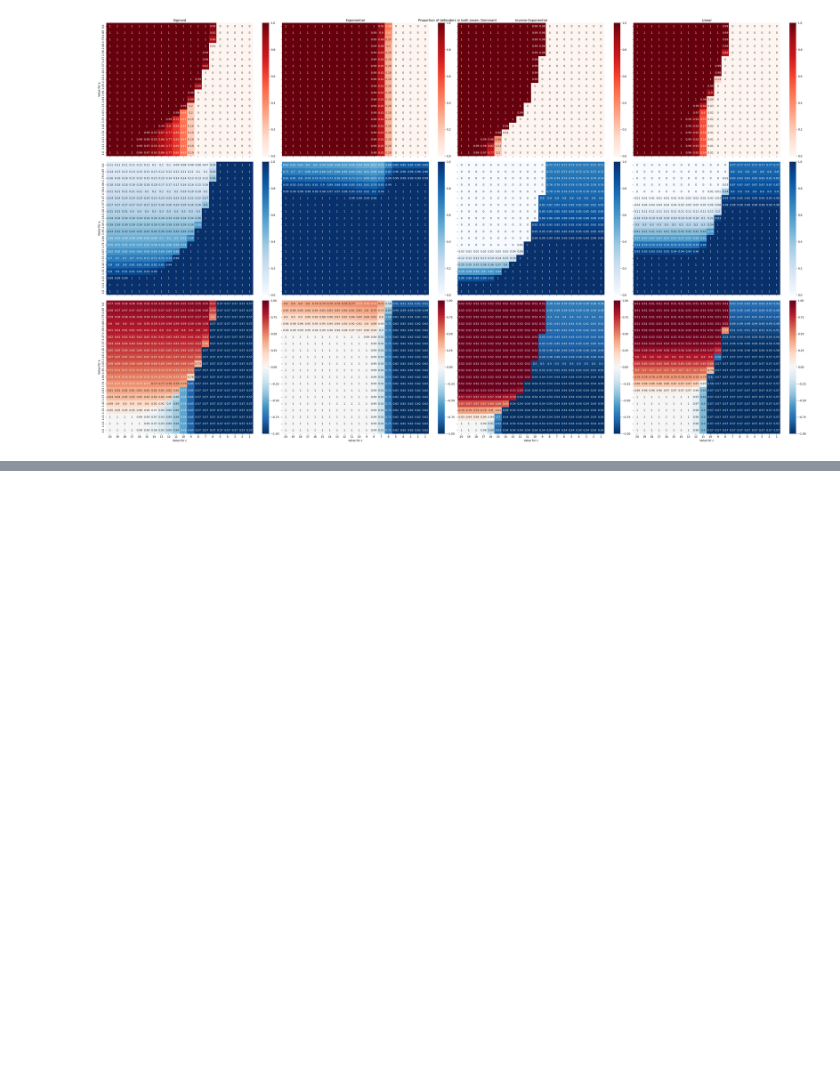
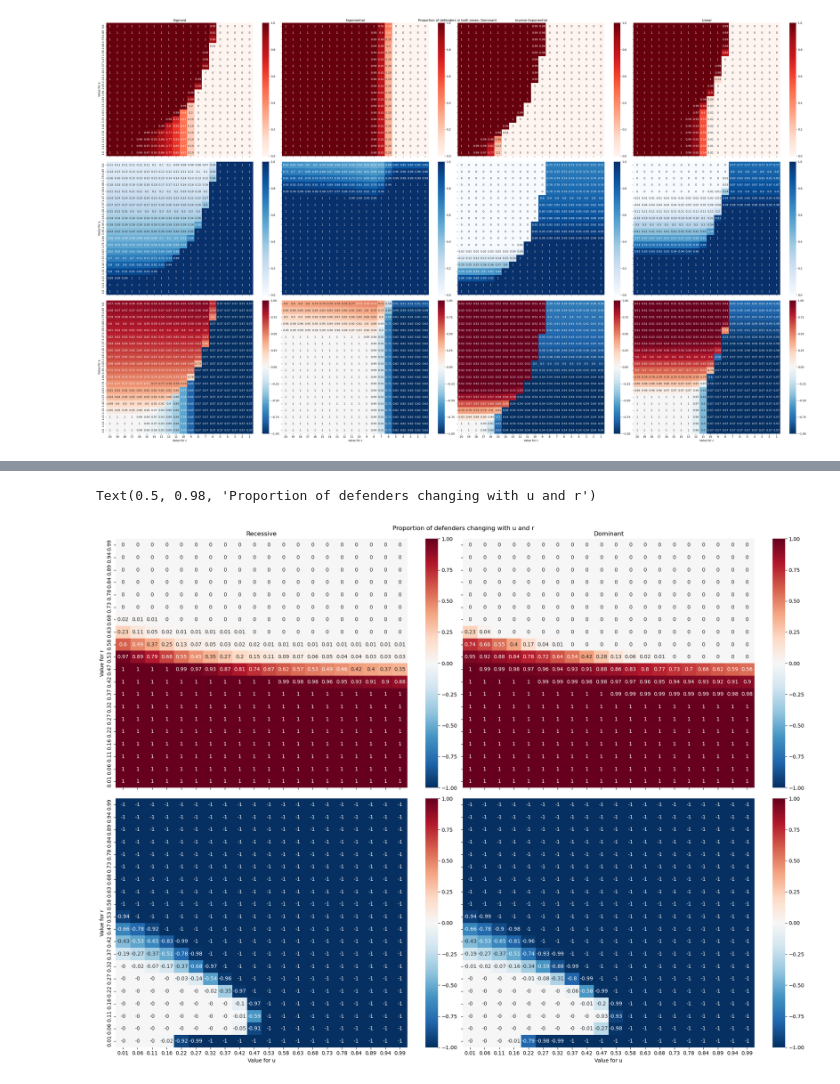
Before and after one commit to AbhayGupta115/PineSawflyModel, a Jupyter notebook: Scripts/multi_locus_analysis.ipynb, the cells around one changed output, grey strips where cells are left out. Cells and saved outputs as stored; diff of their text form; code cells hidden in the pictures; blank space fills up the shorter version.

```diff
--- a/Scripts/multi_locus_analysis.ipynb
+++ b/Scripts/multi_locus_analysis.ipynb
@@ -117,0 +232,22 @@ Text(0.5, 0.98, 'Proportion of defenders in both sexes: Dominant')
+# %%
+fig, ax = plt.subplots(nrows = 2, ncols = 2, figsize = (20,15), sharey = True, sharex = True, layout = 'tight')
+
+sns.heatmap(f_rec_exp_change_ur, annot=True, cmap = sns.color_palette("RdBu_r", as_cmap=True), vmin = -1, vmax = 1, ax = ax[0,0])
+sns.heatmap(f_dom_exp_change_ur, annot=True, cmap = sns.color_palette("RdBu_r", as_cmap=True), vmin = -1, vmax = 1, ax = ax[0,1])
+
+sns.heatmap(-m_rec_exp_change_ur, annot=True, cmap = sns.color_palette("RdBu_r", as_cmap=True), vmin = -1, vmax = 1, ax = ax[1,0])
+sns.heatmap(-m_dom_exp_change_ur, annot=True, cmap = sns.color_palette("RdBu_r", as_cmap=True), vmin = -1, vmax = 1, ax = ax[1,1])
+
+ax[0,0].set_title('Recessive')
+ax[0,1].set_title('Dominant')
+
+ax[1,0].set_xlabel('Value for u')
+ax[1,1].set_xlabel('Value for u')
+
+ax[0,0].set_ylabel('Value for r')
+ax[1,0].set_ylabel('Value for r')
+
+fig.suptitle('Proportion of defenders changing with u and r')
+# %% [output]
+Text(0.5, 0.98, 'Proportion of defenders changing with u and r')
+[figure, added]
```
Also changed, not shown: parts of 5 cells of this notebook, 13 other files.
